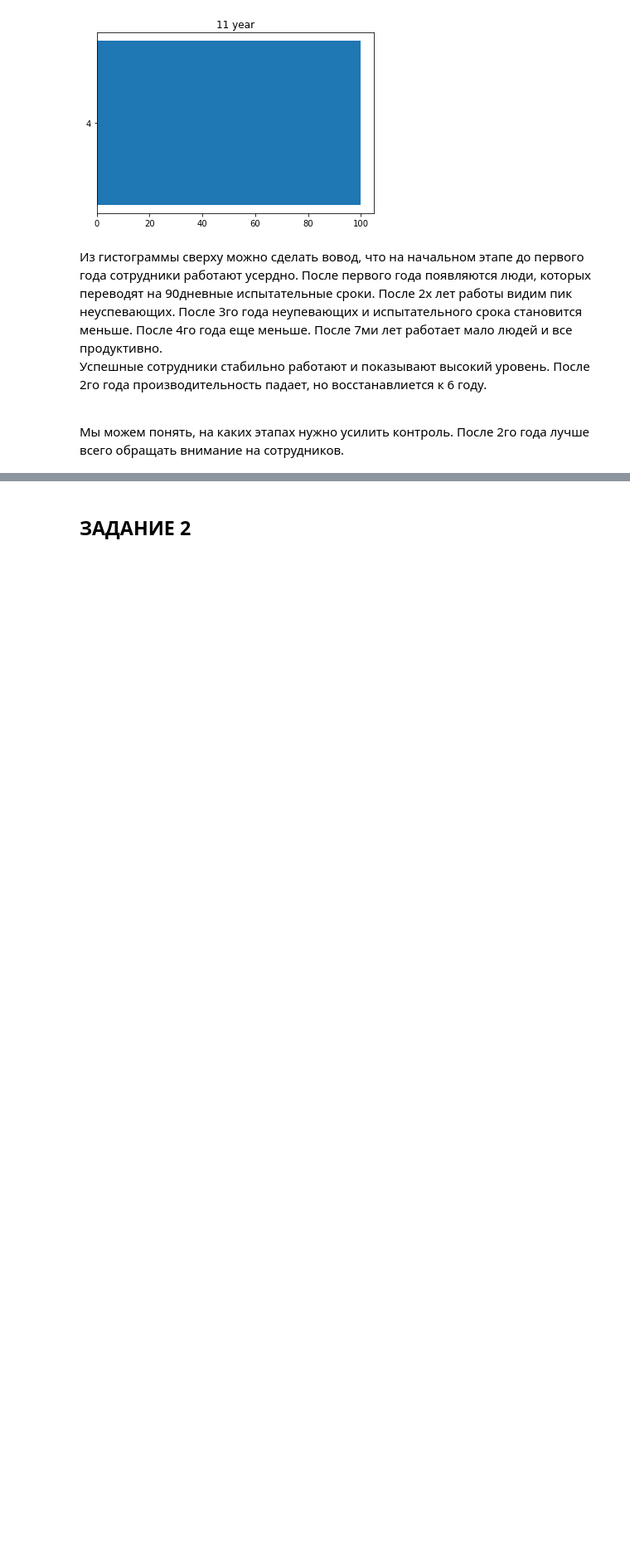
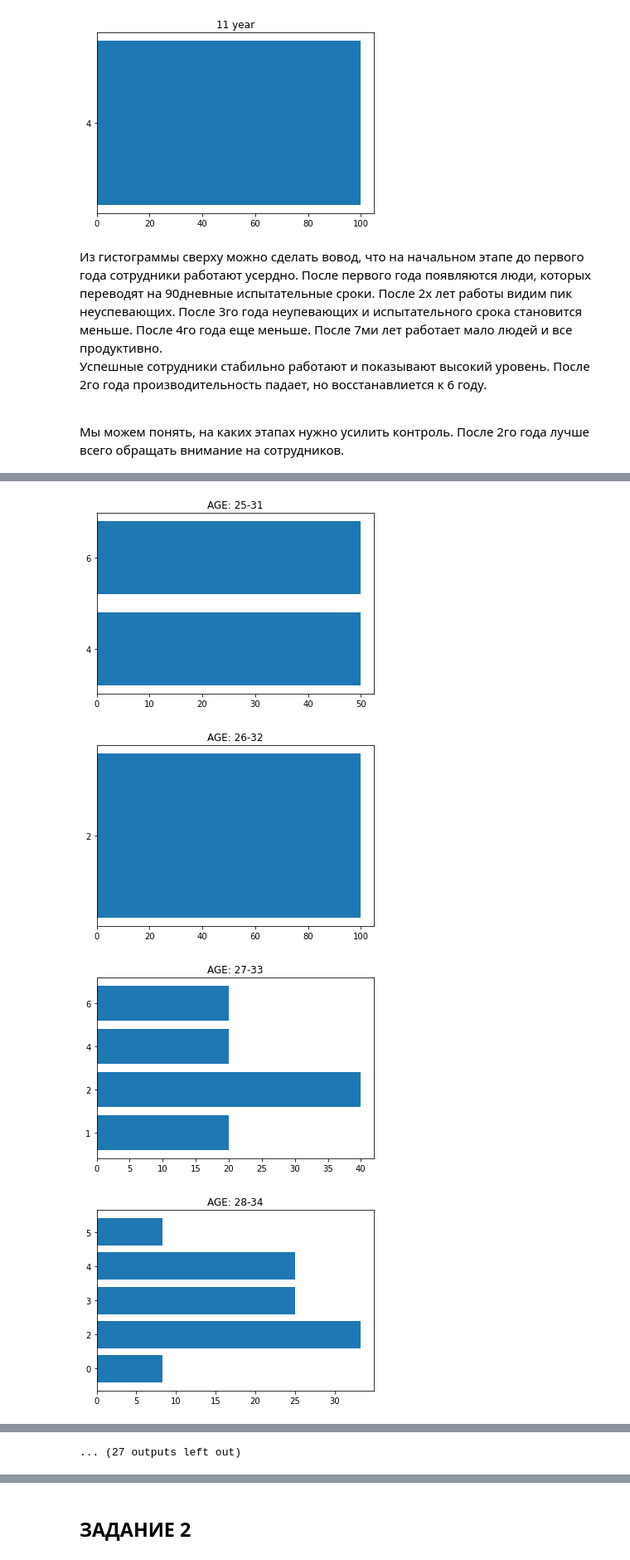
Before and after one commit to as4me/skillbox, a Jupyter notebook: Data Science. Analytics. First level/kurs/Coursework_analytics_2.ipynb, the cells around one changed output, grey strips where cells are left out. Shown at 83% size. Saved outputs shown, nothing was run; the diff lists cells and outputs as text; code cells hidden in the pictures; blank space fills up the shorter version.

```diff
--- a/Data Science. Analytics. First level/kurs/Coursework_analytics_2.ipynb
+++ b/Data Science. Analytics. First level/kurs/Coursework_analytics_2.ipynb
@@ -389,0 +602,12 @@ pers_manager.head()
+# %%
+sql_str = '''SELECT age, "Days Employed"/365  as years_employed, COUNT(*)
+FROM hr_dataset
+GROUP BY 1,2
+ORDER BY 1;'''
+age_year = pd.read_sql_query(sql_str, conn)
+# %%
+sql_str = '''SELECT age, COUNT(*) as sum
+FROM hr_dataset
+GROUP BY 1
+ORDER BY 1;'''
+age_count = pd.read_sql_query(sql_str, conn)
@@ -389,0 +634,4 @@ pers_manager.head()
+# %%
+age_year = pd.merge(age_year, age_count)
+age_year["percent"] = round((age_year["count"]/age_year["sum"])*100, 2)
+age_year
@@ -389,0 +652,13 @@ pers_manager.head()
+# %%
+ages = tuple(age_year.age.drop_duplicates())
+# %%
+for i in ages:
+    fig, sub = plt.subplots()
+    df = age_year[age_year.age == i]
+    sub.barh(list(map(str, sorted(df.years_employed))), df['percent'])
+    sub.set_title(f"AGE: {i}-{i+6}")
+# %% [output]
+[figure, added]
+[figure, added]
+[figure, added]
+[figure, added]
@@ -389,0 +673 @@ pers_manager.head()
+... (27 outputs left out)
```
Also changed, not shown: parts of 68 cells of this notebook, 2 other files.
